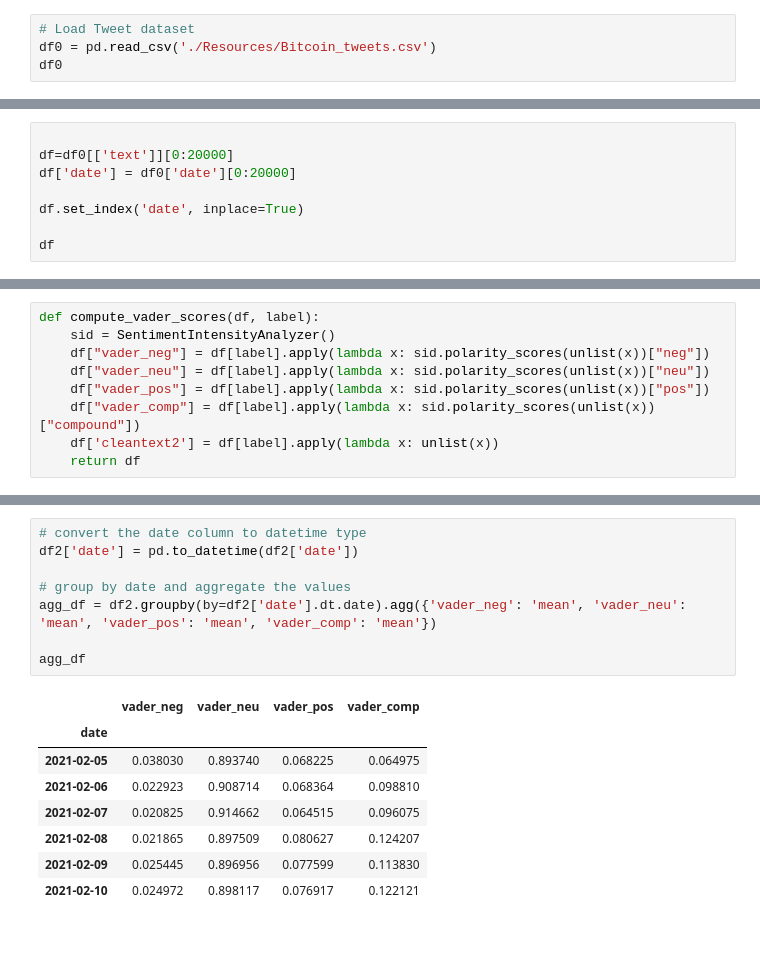
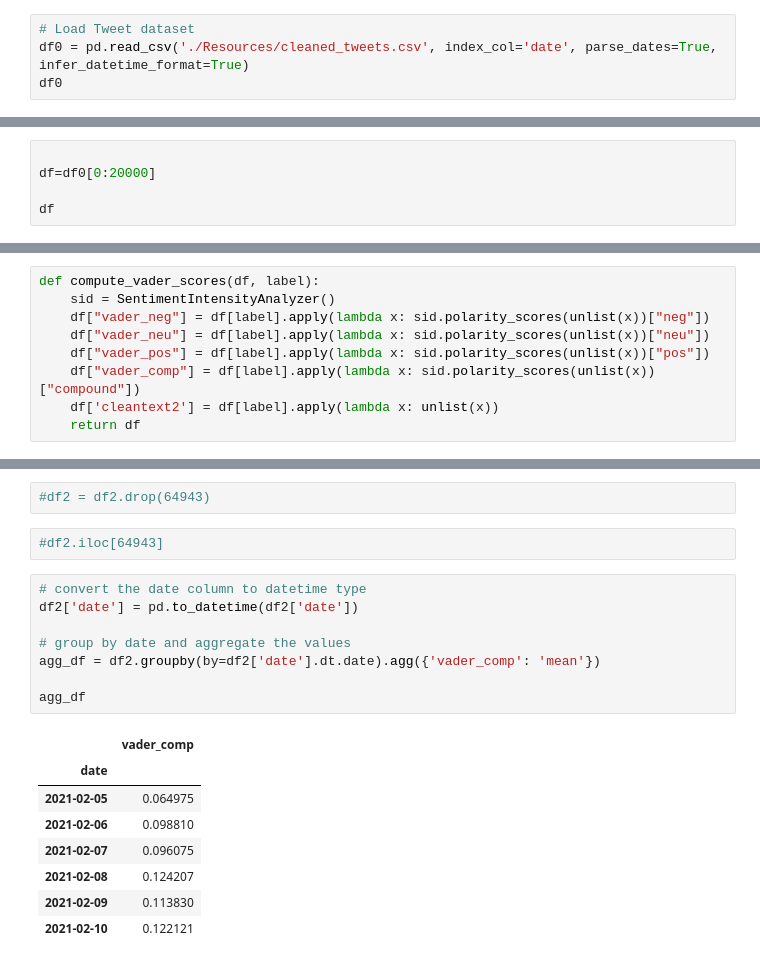
Before and after one commit to marcleipold/Project-2---Algo-Trading-ML-Bot, a Jupyter notebook: Marc/bitcoin-tweets-sentiment-analysis.ipynb, the cells around one changed output, grey strips where cells are left out. Cells and saved outputs as stored; diff of their text form; blank space fills up the shorter version.

```diff
--- a/Marc/bitcoin-tweets-sentiment-analysis.ipynb
+++ b/Marc/bitcoin-tweets-sentiment-analysis.ipynb
@@ -53,6 +33,6 @@ pd.options.plotting.backend = "plotly"
 [nltk_data]   Package vader_lexicon is already up-to-date!
 # %%
 # Load Tweet dataset
-df0 = pd.read_csv('./Resources/Bitcoin_tweets.csv')
+df0 = pd.read_csv('./Resources/cleaned_tweets.csv', index_col='date', parse_dates=True, infer_datetime_format=True)
 df0
 # %% [output]
@@ -72,9 +53,6 @@ df0
 # %%
 
-df=df0[['text']][0:20000]
-df['date'] = df0['date'][0:20000]
-
-df.set_index('date', inplace=True)
+df=df0[0:20000]
 
 df
 # %% [output]
@@ -188,17 +187,21 @@ df2
+# %%
+#df2 = df2.drop(64943)
+# %%
+#df2.iloc[64943]
 # %%
 # convert the date column to datetime type
 df2['date'] = pd.to_datetime(df2['date'])
 
 # group by date and aggregate the values
-agg_df = df2.groupby(by=df2['date'].dt.date).agg({'vader_neg': 'mean', 'vader_neu': 'mean', 'vader_pos': 'mean', 'vader_comp': 'mean'})
+agg_df = df2.groupby(by=df2['date'].dt.date).agg({'vader_comp': 'mean'})
 
 agg_df
 # %% [output]
-|  | vader_neg | vader_neu | vader_pos | vader_comp |
-| date |  |  |  |  |
-| 2021-02-05 | 0.038030 | 0.893740 | 0.068225 | 0.064975 |
-| 2021-02-06 | 0.022923 | 0.908714 | 0.068364 | 0.098810 |
-| 2021-02-07 | 0.020825 | 0.914662 | 0.064515 | 0.096075 |
-| 2021-02-08 | 0.021865 | 0.897509 | 0.080627 | 0.124207 |
-| 2021-02-09 | 0.025445 | 0.896956 | 0.077599 | 0.113830 |
-| 2021-02-10 | 0.024972 | 0.898117 | 0.076917 | 0.122121 |
+|  | vader_comp |
+| date |  |
+| 2021-02-05 | 0.064975 |
+| 2021-02-06 | 0.098810 |
+| 2021-02-07 | 0.096075 |
+| 2021-02-08 | 0.124207 |
+| 2021-02-09 | 0.113830 |
+| 2021-02-10 | 0.122121 |
```
Also changed, not shown: parts of 27 cells of this notebook, 7 other files.
